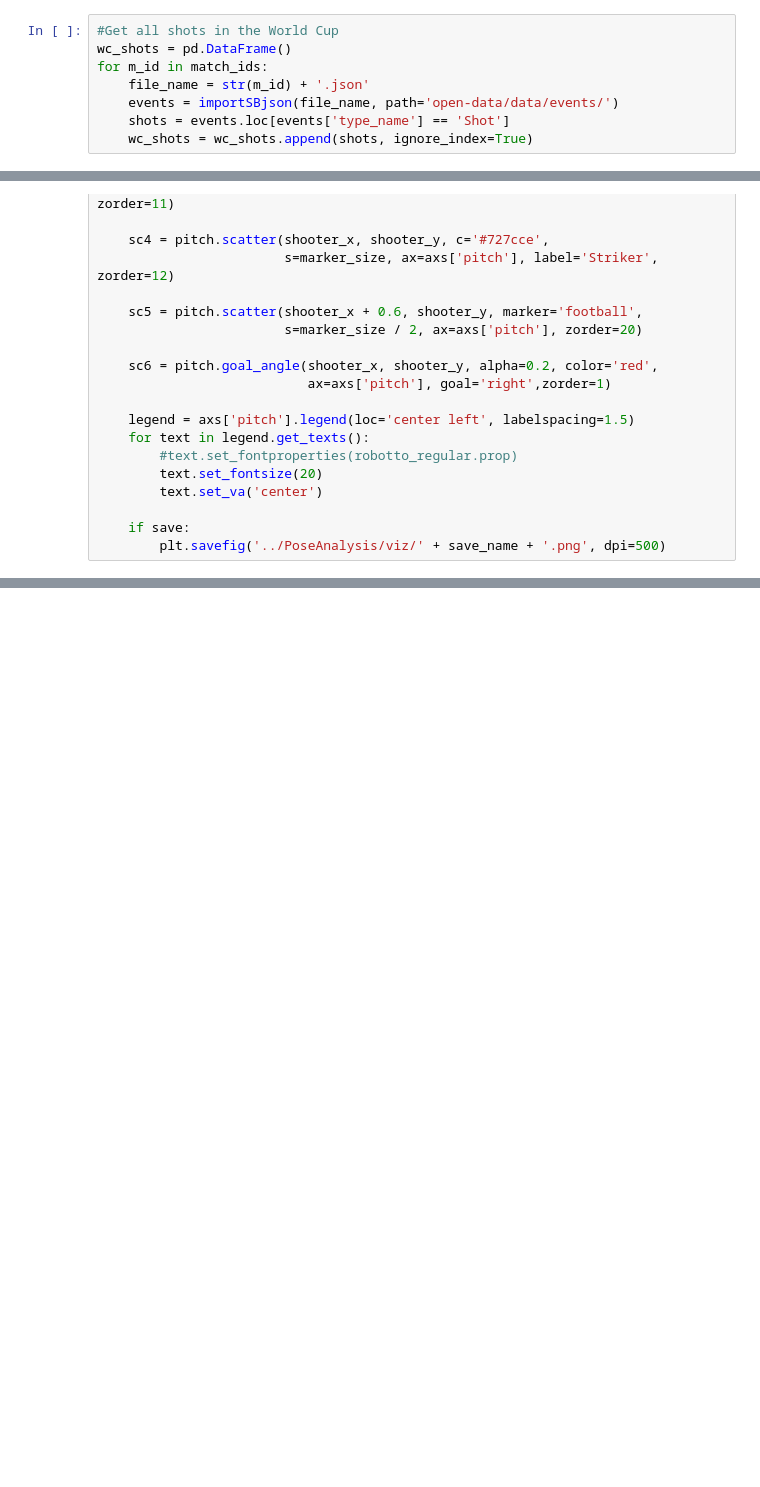
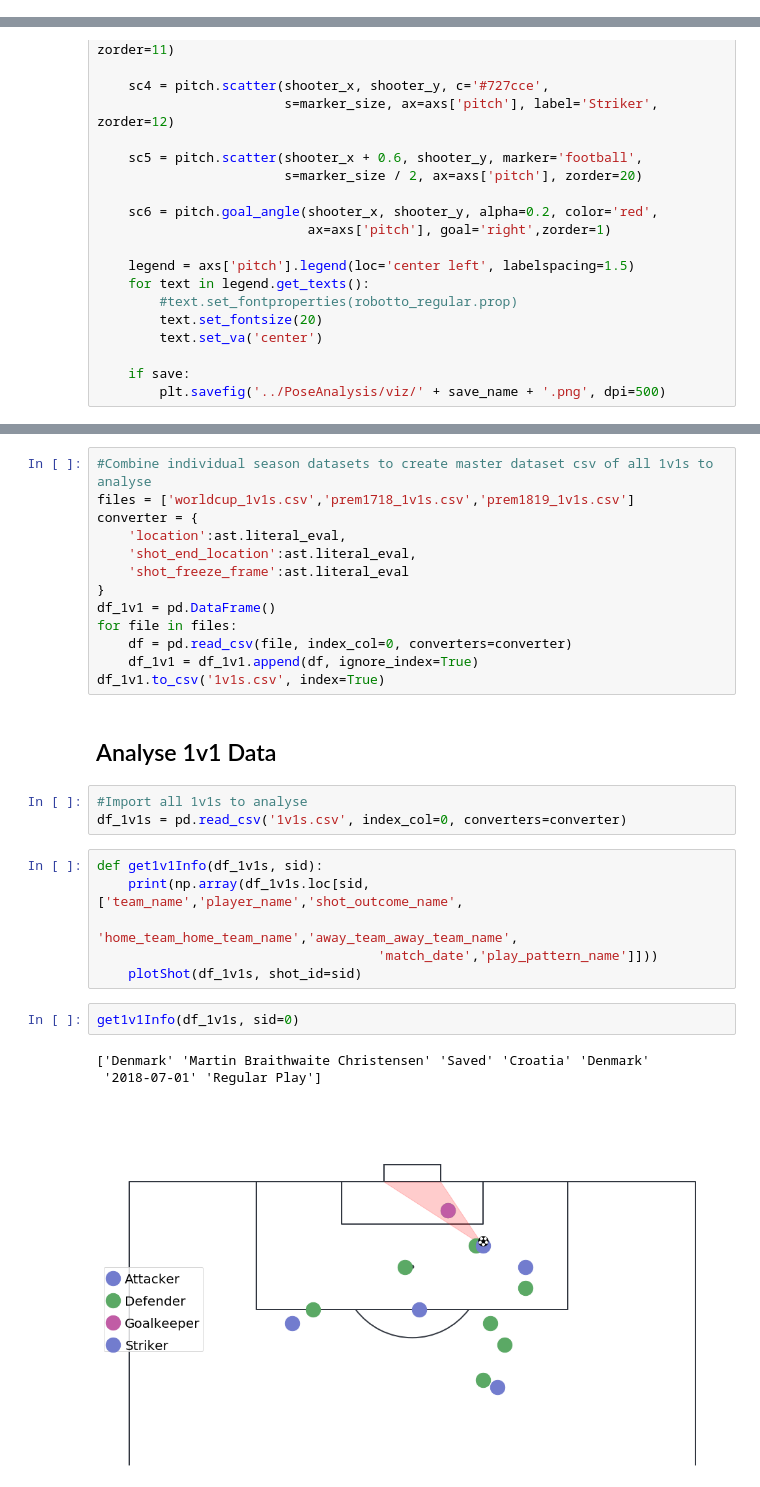
Before and after one commit to MattWear21/GKBodyPose, a Jupyter notebook: StatsBomb/1v1.ipynb, the cells around one changed output, grey strips where cells are left out. Saved outputs shown, nothing was run; the diff lists cells and outputs as text; blank space fills up the shorter version.

```diff
--- a/StatsBomb/1v1.ipynb
+++ b/StatsBomb/1v1.ipynb
@@ -119,9 +129 @@ match_ids = matches_wc.match_id
-# %%
-#Get all shots in the World Cup
-wc_shots = pd.DataFrame()
-for m_id in match_ids:
-    file_name = str(m_id) + '.json'
-    events = importSBjson(file_name, path='open-data/data/events/')
-    shots = events.loc[events['type_name'] == 'Shot']
-    wc_shots = wc_shots.append(shots, ignore_index=True)
 # %%
@@ -237,0 +348,30 @@ plotShot(onevones, shot_id=2)
+# %%
+#Combine individual season datasets to create master dataset csv of all 1v1s to analyse
+files = ['worldcup_1v1s.csv','prem1718_1v1s.csv','prem1819_1v1s.csv']
+converter = {
+    'location':ast.literal_eval,
+    'shot_end_location':ast.literal_eval,
+    'shot_freeze_frame':ast.literal_eval
+}
+df_1v1 = pd.DataFrame()
+for file in files:
+    df = pd.read_csv(file, index_col=0, converters=converter)
+    df_1v1 = df_1v1.append(df, ignore_index=True)
+df_1v1.to_csv('1v1s.csv', index=True)
+# %% [markdown]
+## Analyse 1v1 Data
+# %%
+#Import all 1v1s to analyse
+df_1v1s = pd.read_csv('1v1s.csv', index_col=0, converters=converter)
+# %%
+def get1v1Info(df_1v1s, sid):
+    print(np.array(df_1v1s.loc[sid,['team_name','player_name','shot_outcome_name',
+                                    'home_team_home_team_name','away_team_away_team_name',
+                                    'match_date','play_pattern_name']]))
+    plotShot(df_1v1s, shot_id=sid)
+# %%
+get1v1Info(df_1v1s, sid=0)
+# %% [output]
+['Denmark' 'Martin Braithwaite Christensen' 'Saved' 'Croatia' 'Denmark'
+ '2018-07-01' 'Regular Play']
+[figure, added]
```
Also changed, not shown: parts of 18 cells of this notebook, 3 other files.
